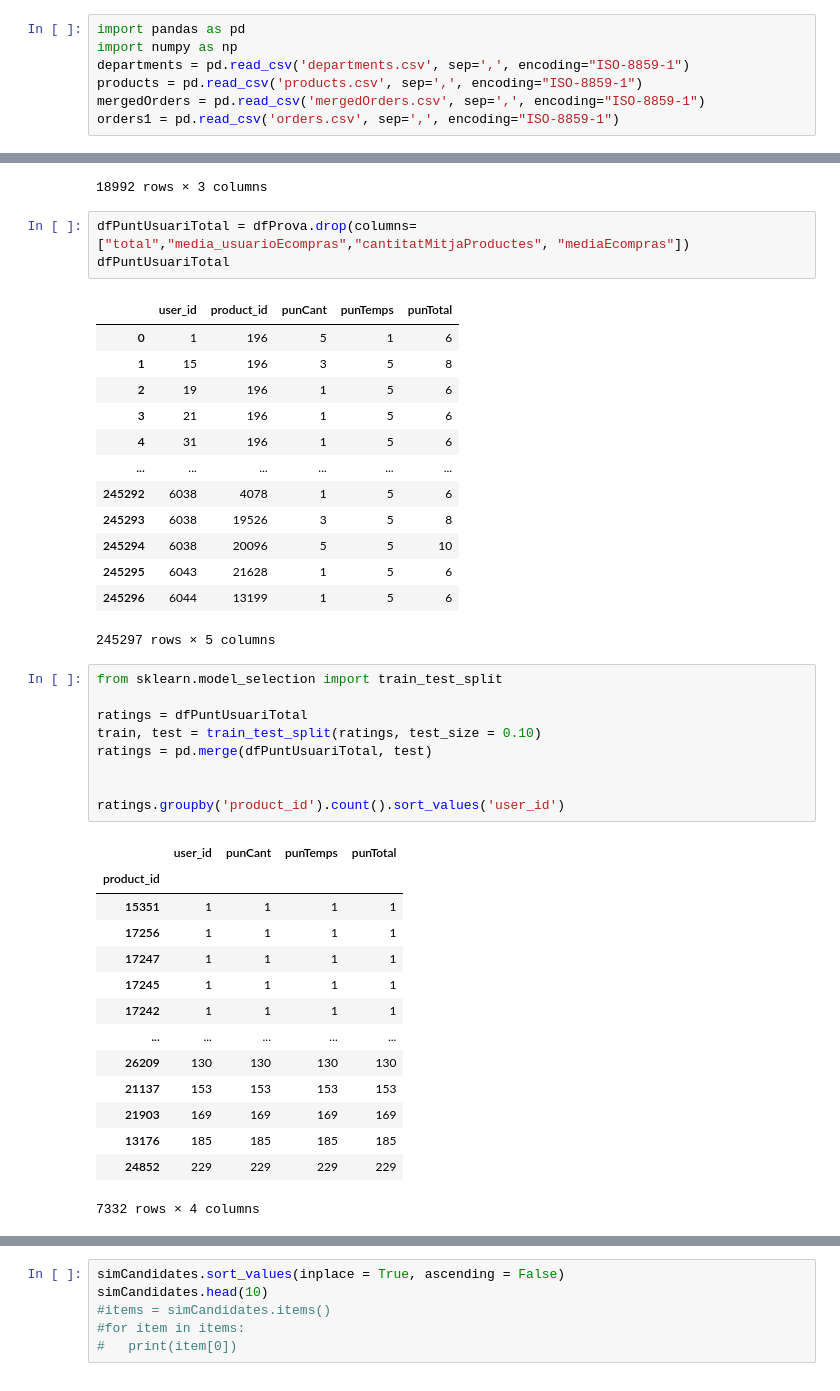
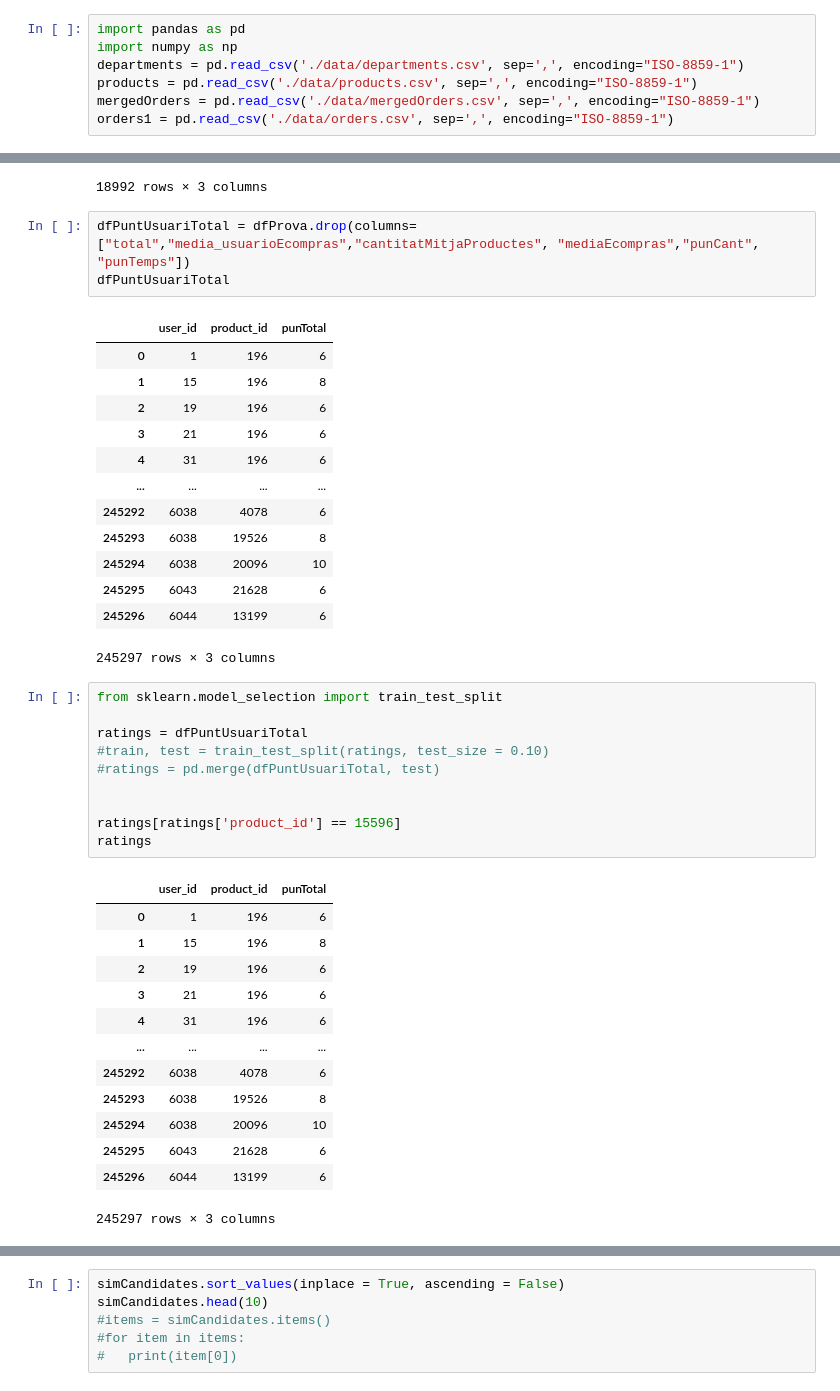
Before and after one commit to JoanSalinas/manducare, a Jupyter notebook: manducareJupyter.ipynb, the cells around one changed output, grey strips where cells are left out. Saved outputs shown, nothing was run; the diff lists cells and outputs as text.

```diff
--- a/manducareJupyter.ipynb
+++ b/manducareJupyter.ipynb
@@ -1,9 +1,9 @@
 # %%
 import pandas as pd
 import numpy as np
-departments = pd.read_csv('departments.csv', sep=',', encoding="ISO-8859-1")
-products = pd.read_csv('products.csv', sep=',', encoding="ISO-8859-1")
-mergedOrders = pd.read_csv('mergedOrders.csv', sep=',', encoding="ISO-8859-1")
-orders1 = pd.read_csv('orders.csv', sep=',', encoding="ISO-8859-1")
+departments = pd.read_csv('./data/departments.csv', sep=',', encoding="ISO-8859-1")
+products = pd.read_csv('./data/products.csv', sep=',', encoding="ISO-8859-1")
+mergedOrders = pd.read_csv('./data/mergedOrders.csv', sep=',', encoding="ISO-8859-1")
+orders1 = pd.read_csv('./data/orders.csv', sep=',', encoding="ISO-8859-1")
 # %%
 products.head()
@@ -130,43 +130,43 @@ dfTotal
 | 4963 | 7.750000 | 8184 | 11437 |
 18992 rows × 3 columns
 # %%
-dfPuntUsuariTotal = dfProva.drop(columns=["total","media_usuarioEcompras","cantitatMitjaProductes", "mediaEcompras"])
+dfPuntUsuariTotal = dfProva.drop(columns=["total","media_usuarioEcompras","cantitatMitjaProductes", "mediaEcompras","punCant", "punTemps"])
 dfPuntUsuariTotal
 # %% [output]
-|  | user_id | product_id | punCant | punTemps | punTotal |
-| 0 | 1 | 196 | 5 | 1 | 6 |
-| 1 | 15 | 196 | 3 | 5 | 8 |
-| 2 | 19 | 196 | 1 | 5 | 6 |
-| 3 | 21 | 196 | 1 | 5 | 6 |
-| 4 | 31 | 196 | 1 | 5 | 6 |
-| ... | ... | ... | ... | ... | ... |
-| 245292 | 6038 | 4078 | 1 | 5 | 6 |
-| 245293 | 6038 | 19526 | 3 | 5 | 8 |
-| 245294 | 6038 | 20096 | 5 | 5 | 10 |
-| 245295 | 6043 | 21628 | 1 | 5 | 6 |
-| 245296 | 6044 | 13199 | 1 | 5 | 6 |
+|  | user_id | product_id | punTotal |
+| 0 | 1 | 196 | 6 |
+| 1 | 15 | 196 | 8 |
+| 2 | 19 | 196 | 6 |
+| 3 | 21 | 196 | 6 |
+| 4 | 31 | 196 | 6 |
+| ... | ... | ... | ... |
+| 245292 | 6038 | 4078 | 6 |
+| 245293 | 6038 | 19526 | 8 |
+| 245294 | 6038 | 20096 | 10 |
+| 245295 | 6043 | 21628 | 6 |
+| 245296 | 6044 | 13199 | 6 |
-245297 rows × 5 columns
+245297 rows × 3 columns
 # %%
 from sklearn.model_selection import train_test_split
 
 ratings = dfPuntUsuariTotal
-train, test = train_test_split(ratings, test_size = 0.10)
-ratings = pd.merge(dfPuntUsuariTotal, test)
+#train, test = train_test_split(ratings, test_size = 0.10)
+#ratings = pd.merge(dfPuntUsuariTotal, test)
 
 
-ratings.groupby('product_id').count().sort_values('user_id')
+ratings[ratings['product_id'] == 15596]
+ratings
 # %% [output]
-|  | user_id | punCant | punTemps | punTotal |
-| product_id |  |  |  |  |
-| 15351 | 1 | 1 | 1 | 1 |
-| 17256 | 1 | 1 | 1 | 1 |
-| 17247 | 1 | 1 | 1 | 1 |
-| 17245 | 1 | 1 | 1 | 1 |
-| 17242 | 1 | 1 | 1 | 1 |
-| ... | ... | ... | ... | ... |
-| 26209 | 130 | 130 | 130 | 130 |
-| 21137 | 153 | 153 | 153 | 153 |
-| 21903 | 169 | 169 | 169 | 169 |
-| 13176 | 185 | 185 | 185 | 185 |
-| 24852 | 229 | 229 | 229 | 229 |
+|  | user_id | product_id | punTotal |
+| 0 | 1 | 196 | 6 |
+| 1 | 15 | 196 | 8 |
+| 2 | 19 | 196 | 6 |
+| 3 | 21 | 196 | 6 |
+| 4 | 31 | 196 | 6 |
+| ... | ... | ... | ... |
+| 245292 | 6038 | 4078 | 6 |
+| 245293 | 6038 | 19526 | 8 |
+| 245294 | 6038 | 20096 | 10 |
+| 245295 | 6043 | 21628 | 6 |
+| 245296 | 6044 | 13199 | 6 |
-7332 rows × 4 columns
+245297 rows × 3 columns
```
Also changed, not shown: parts of 15 cells of this notebook, 1 other file.
